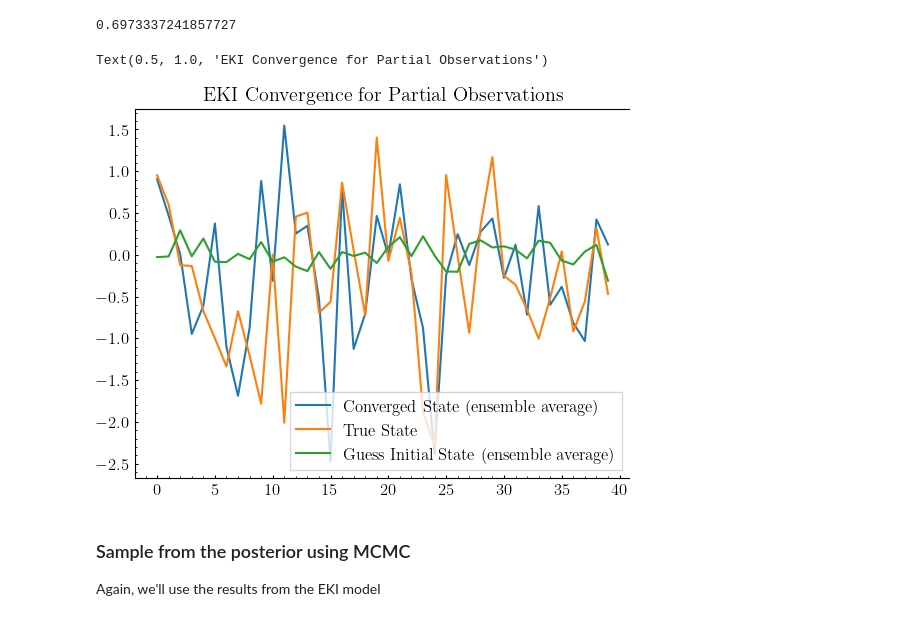
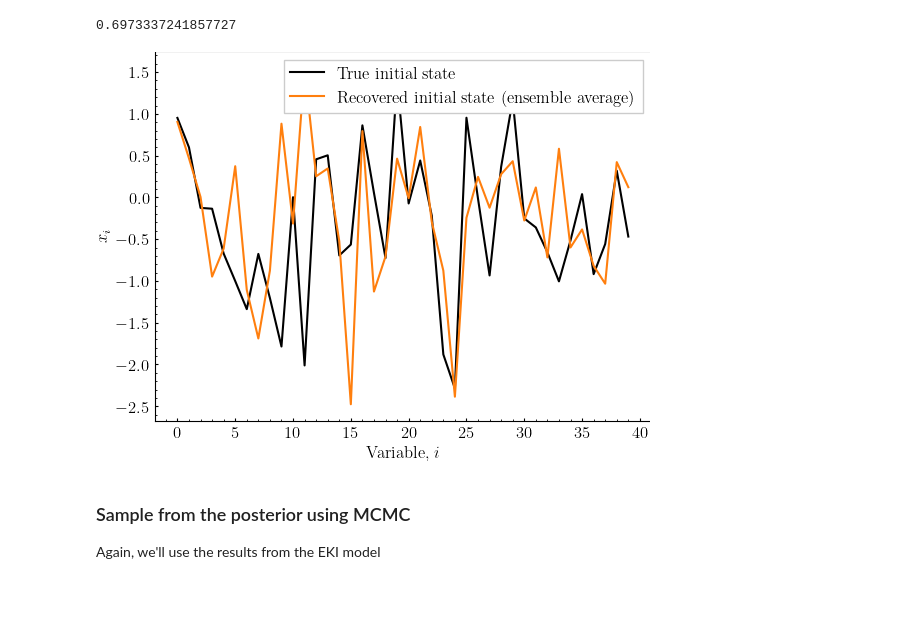
Before and after one commit to Julians42/ACM270, a Jupyter notebook: lorenz96/eki_lorenz96_carter_plots.ipynb, the cells around one changed output. Saved outputs shown, nothing was run; the diff lists cells and outputs as text; code cells hidden in the pictures; blank space fills up the shorter version.

Commit message:
Make plots consistent

```diff
--- a/lorenz96/eki_lorenz96_carter_plots.ipynb
+++ b/lorenz96/eki_lorenz96_carter_plots.ipynb
@@ -593,19 +605,18 @@ np.linalg.norm(next_theta[::2].mean(axis=1) - x0[::2])
 # %%
 # plt.plot(next_theta.mean(axis=1), label="Converged State (ensemble average)")
 # plt.plot(x0,label="True State")
 # plt.plot(theta0.mean(axis=1), label="Guess Initial State (ensemble average)")
 # plt.legend()
 # plt.title("EKI Convergence for Partial Observations")
-plt.plot(x0, color='k', label="True initial state")
+plt.plot(x0, color='k', linewidth=3, label="True initial state")
 # plt.plot(theta0.mean(axis=1), color='tab:blue', linestyle='-', label="Initial state (ensemble average)")
-plt.plot(next_theta.mean(axis=1), color='tab:orange', linestyle='-', label="Recovered initial state (ensemble average)")
-plt.xlabel("Variable index, $i$")
+plt.plot(next_theta.mean(axis=1), linewidth=2, color='tab:orange', linestyle='-', label="Recovered initial state (ensemble average)")
+plt.xlabel("Variable, $i$")
 plt.ylabel(r"$x_i$")
 plt.legend(framealpha=1)
-plt.savefig('lorenz96_eki.pdf', dpi=300, bbox_inches='tight')
+plt.savefig('partial_lorenz96_eki.pdf', dpi=300, bbox_inches='tight')
 # %% [output]
-Text(0.5, 1.0, 'EKI Convergence for Partial Observations')
-[figure, old version]
+[figure, new version]
 # %% [markdown]
 ### Sample from the posterior using MCMC
 Again, we'll use the results from the EKI model
```
Also changed, not shown: parts of 11 cells of this notebook.
